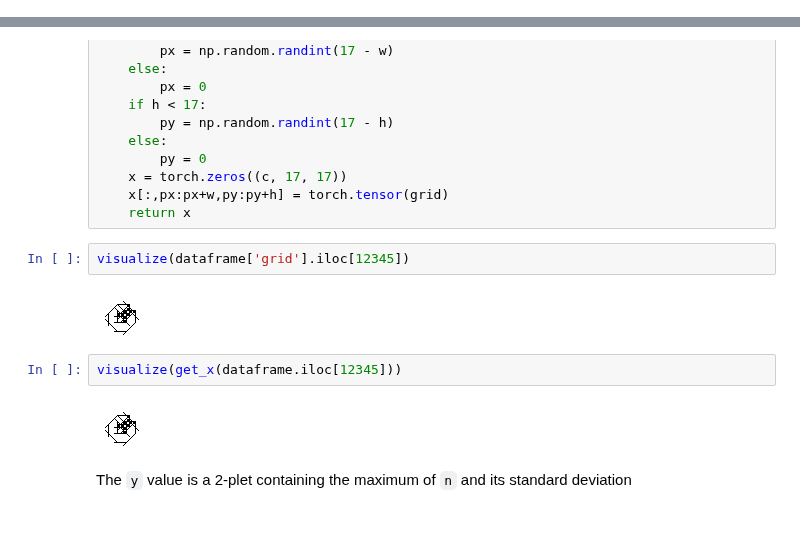
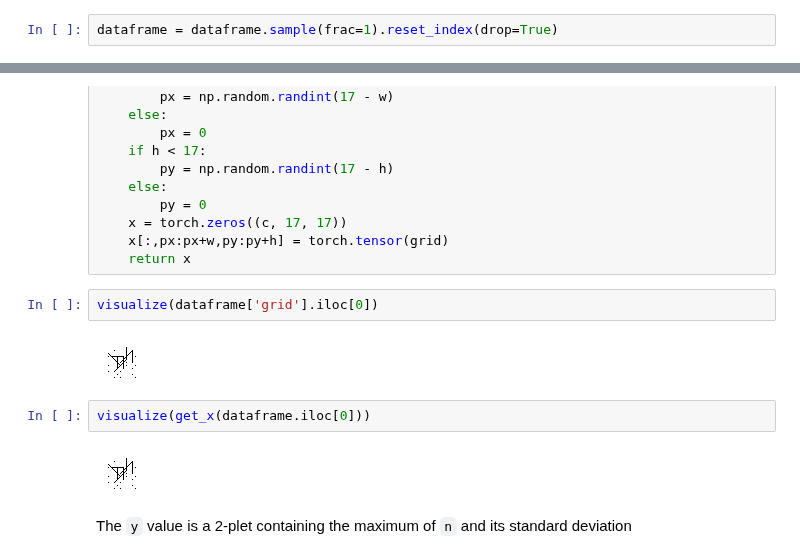
Before and after one commit to gillioz/MorpionSolitaire, a Jupyter notebook: AI_train_avg.ipynb, the cells around one changed output, grey strips where cells are left out. Cells and saved outputs as stored; diff of their text form; blank space fills up the shorter version.

```diff
--- a/AI_train_avg.ipynb
+++ b/AI_train_avg.ipynb
@@ -101,3 +103,5 @@ dataframe = pd.DataFrame(zip(data_grids, data_n), columns = ['grid', 'n'])
+# %%
+dataframe = dataframe.sample(frac=1).reset_index(drop=True)
 # %% [markdown]
 The `x` value is a 32x32 grid, with the actual grid loaded from the dataframe inserted at a random position:
 # %%
@@ -116,13 +120,13 @@ def get_x(data):
     x[:,px:px+w,py:py+h] = torch.tensor(grid)
     return x
 # %%
-visualize(dataframe['grid'].iloc[12345])
+visualize(dataframe['grid'].iloc[0])
 # %% [output]
-[figure, old version]
+[figure, new version]
 # %%
-visualize(get_x(dataframe.iloc[12345]))
+visualize(get_x(dataframe.iloc[0]))
 # %% [output]
-[figure, old version]
+[figure, new version]
 # %% [markdown]
 The `y` value is a 2-plet containing the maximum of `n` and its standard deviation
 # %%
```
Also changed, not shown: parts of 14 cells of this notebook.
